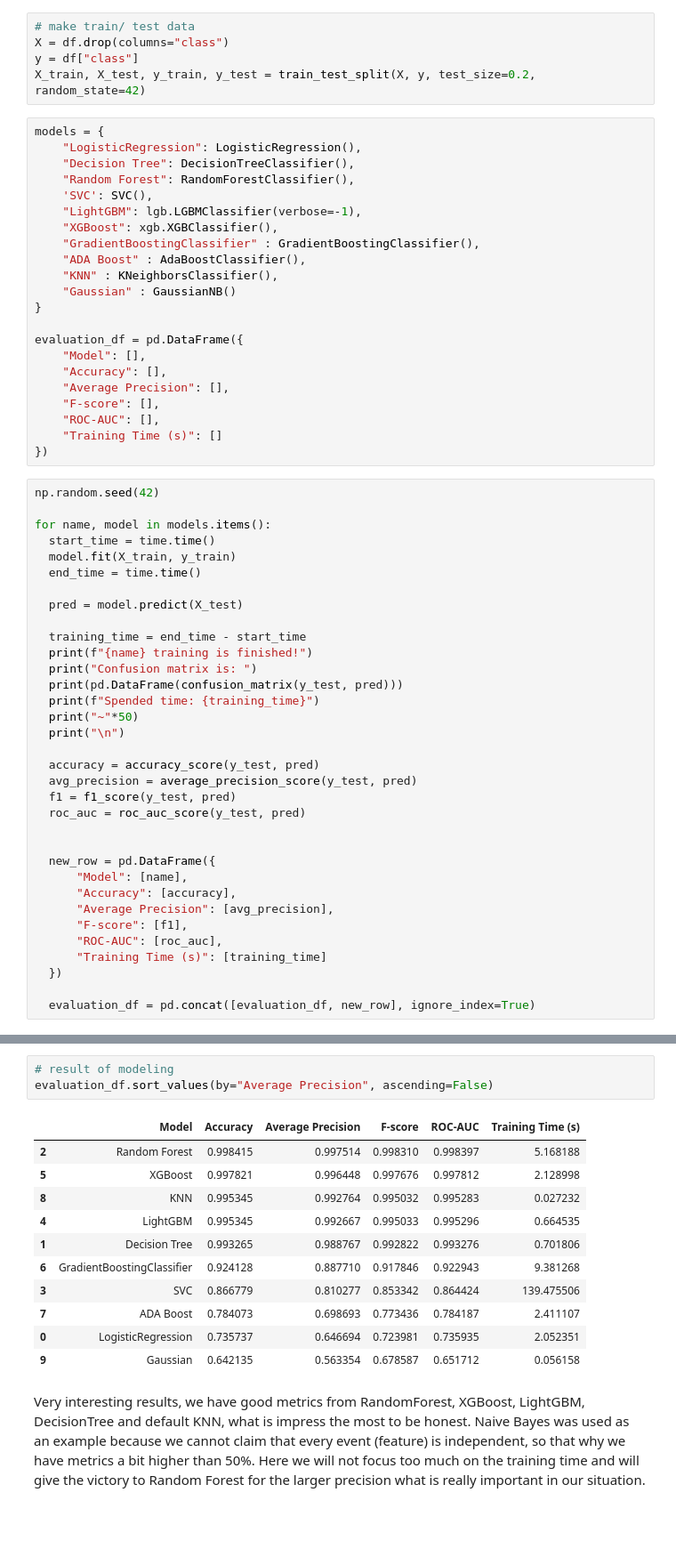
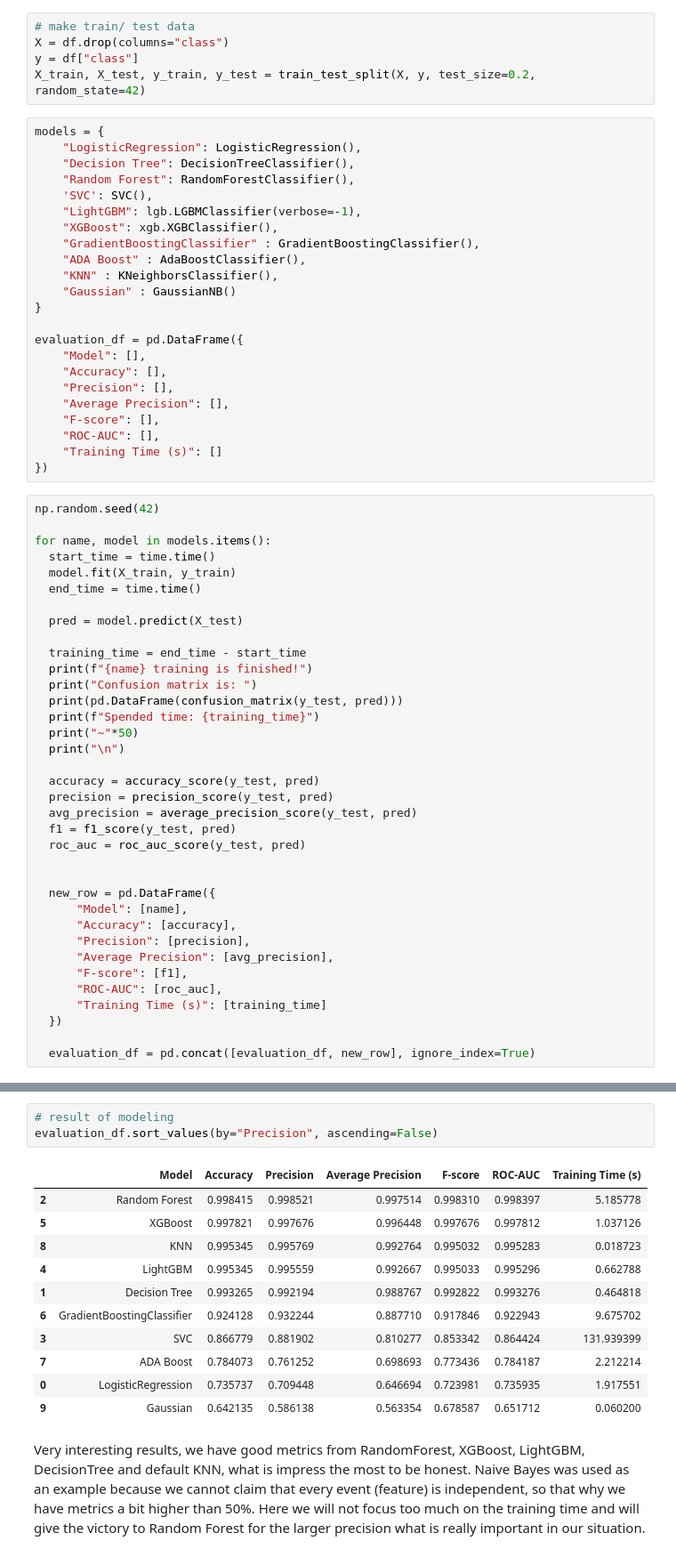
Before and after one commit to elch1k/ml_classification_approaches, a Jupyter notebook: mushrooms_classification.ipynb, the cells around one changed output, grey strips where cells are left out. Shown at 89% size. Drawn from its saved outputs; the diff is of its cells as text; blank space fills up the shorter version.

```diff
--- a/mushrooms_classification.ipynb
+++ b/mushrooms_classification.ipynb
@@ -269,6 +269,7 @@ models = {
 evaluation_df = pd.DataFrame({
     "Model": [],
     "Accuracy": [],
+    "Precision": [],
     "Average Precision": [],
     "F-score": [],
     "ROC-AUC": [],
@@ -293,6 +294,7 @@ for name, model in models.items():
   print("\n")
 
   accuracy = accuracy_score(y_test, pred)
+  precision = precision_score(y_test, pred)
   avg_precision = average_precision_score(y_test, pred)
   f1 = f1_score(y_test, pred)
   roc_auc = roc_auc_score(y_test, pred)
@@ -301,6 +303,7 @@ for name, model in models.items():
   new_row = pd.DataFrame({
       "Model": [name],
       "Accuracy": [accuracy],
+      "Precision": [precision],
       "Average Precision": [avg_precision],
       "F-score": [f1],
       "ROC-AUC": [roc_auc],
@@ -352,19 +355,19 @@ Spended time: 0.05615830421447754
 ~~~~~~~~~~~~~~~~~~~~~~~~~~~~~~~~~~~~~~~~~~~~~~~~~~
 # %%
 # result of modeling
-evaluation_df.sort_values(by="Average Precision", ascending=False)
+evaluation_df.sort_values(by="Precision", ascending=False)
 # %% [output]
-|  | Model | Accuracy | Average Precision | F-score | ROC-AUC | Training Time (s) |
-| 2 | Random Forest | 0.998415 | 0.997514 | 0.998310 | 0.998397 | 5.168188 |
-| 5 | XGBoost | 0.997821 | 0.996448 | 0.997676 | 0.997812 | 2.128998 |
-| 8 | KNN | 0.995345 | 0.992764 | 0.995032 | 0.995283 | 0.027232 |
-| 4 | LightGBM | 0.995345 | 0.992667 | 0.995033 | 0.995296 | 0.664535 |
-| 1 | Decision Tree | 0.993265 | 0.988767 | 0.992822 | 0.993276 | 0.701806 |
-| 6 | GradientBoostingClassifier | 0.924128 | 0.887710 | 0.917846 | 0.922943 | 9.381268 |
-| 3 | SVC | 0.866779 | 0.810277 | 0.853342 | 0.864424 | 139.475506 |
-| 7 | ADA Boost | 0.784073 | 0.698693 | 0.773436 | 0.784187 | 2.411107 |
-| 0 | LogisticRegression | 0.735737 | 0.646694 | 0.723981 | 0.735935 | 2.052351 |
-| 9 | Gaussian | 0.642135 | 0.563354 | 0.678587 | 0.651712 | 0.056158 |
+|  | Model | Accuracy | Precision | Average Precision | F-score | ROC-AUC | Training Time (s) |
+| 2 | Random Forest | 0.998415 | 0.998521 | 0.997514 | 0.998310 | 0.998397 | 5.185778 |
+| 5 | XGBoost | 0.997821 | 0.997676 | 0.996448 | 0.997676 | 0.997812 | 1.037126 |
+| 8 | KNN | 0.995345 | 0.995769 | 0.992764 | 0.995032 | 0.995283 | 0.018723 |
+| 4 | LightGBM | 0.995345 | 0.995559 | 0.992667 | 0.995033 | 0.995296 | 0.662788 |
+| 1 | Decision Tree | 0.993265 | 0.992194 | 0.988767 | 0.992822 | 0.993276 | 0.464818 |
+| 6 | GradientBoostingClassifier | 0.924128 | 0.932244 | 0.887710 | 0.917846 | 0.922943 | 9.675702 |
+| 3 | SVC | 0.866779 | 0.881902 | 0.810277 | 0.853342 | 0.864424 | 131.939399 |
+| 7 | ADA Boost | 0.784073 | 0.761252 | 0.698693 | 0.773436 | 0.784187 | 2.212214 |
+| 0 | LogisticRegression | 0.735737 | 0.709448 | 0.646694 | 0.723981 | 0.735935 | 1.917551 |
+| 9 | Gaussian | 0.642135 | 0.586138 | 0.563354 | 0.678587 | 0.651712 | 0.060200 |
 # %% [markdown]
 Very interesting results, we have good metrics from RandomForest, XGBoost, LightGBM, DecisionTree and default KNN, what is impress the most to be honest. Naive Bayes was used as an example because we cannot claim that every event (feature) is independent, so that why we have metrics a bit higher than 50%. Here we will not focus too much on the training time and will give the victory to Random Forest for the larger precision what is really important in our situation.
 # %%
```
Also changed, not shown: parts of 4 cells of this notebook.
